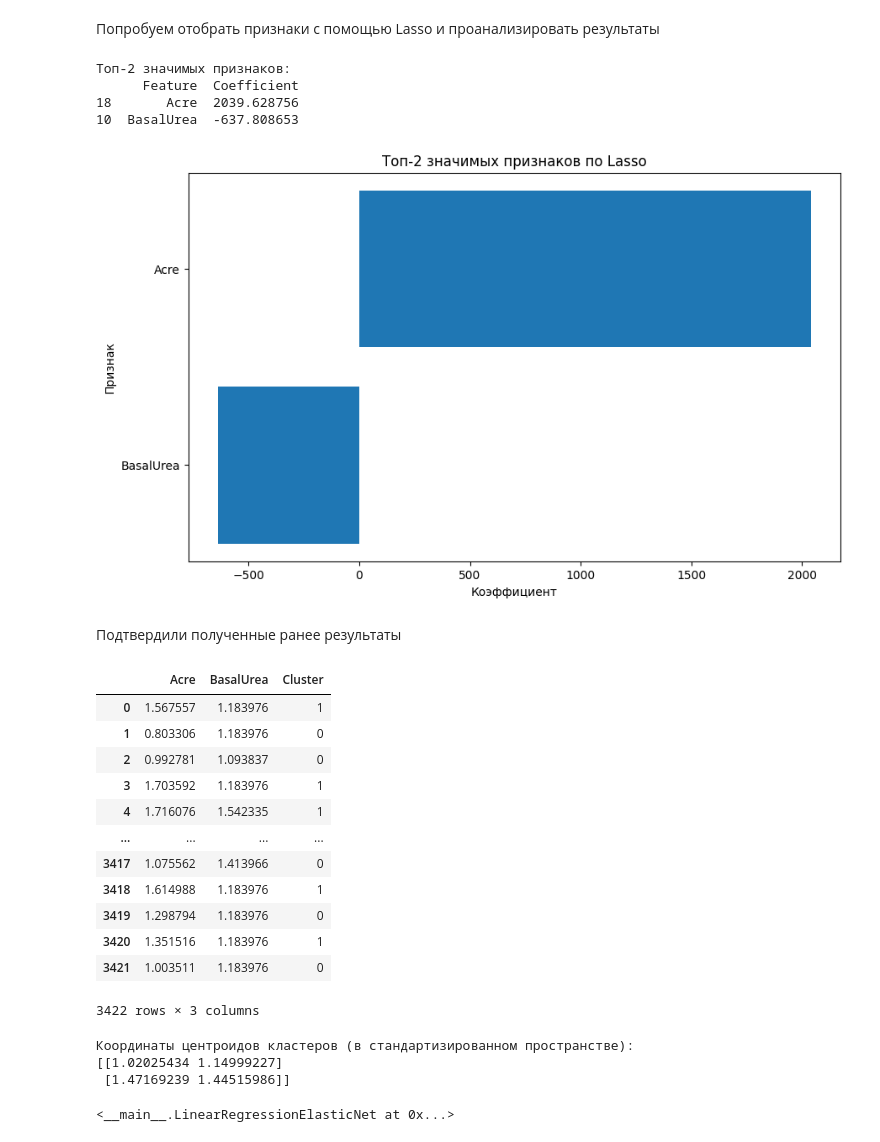
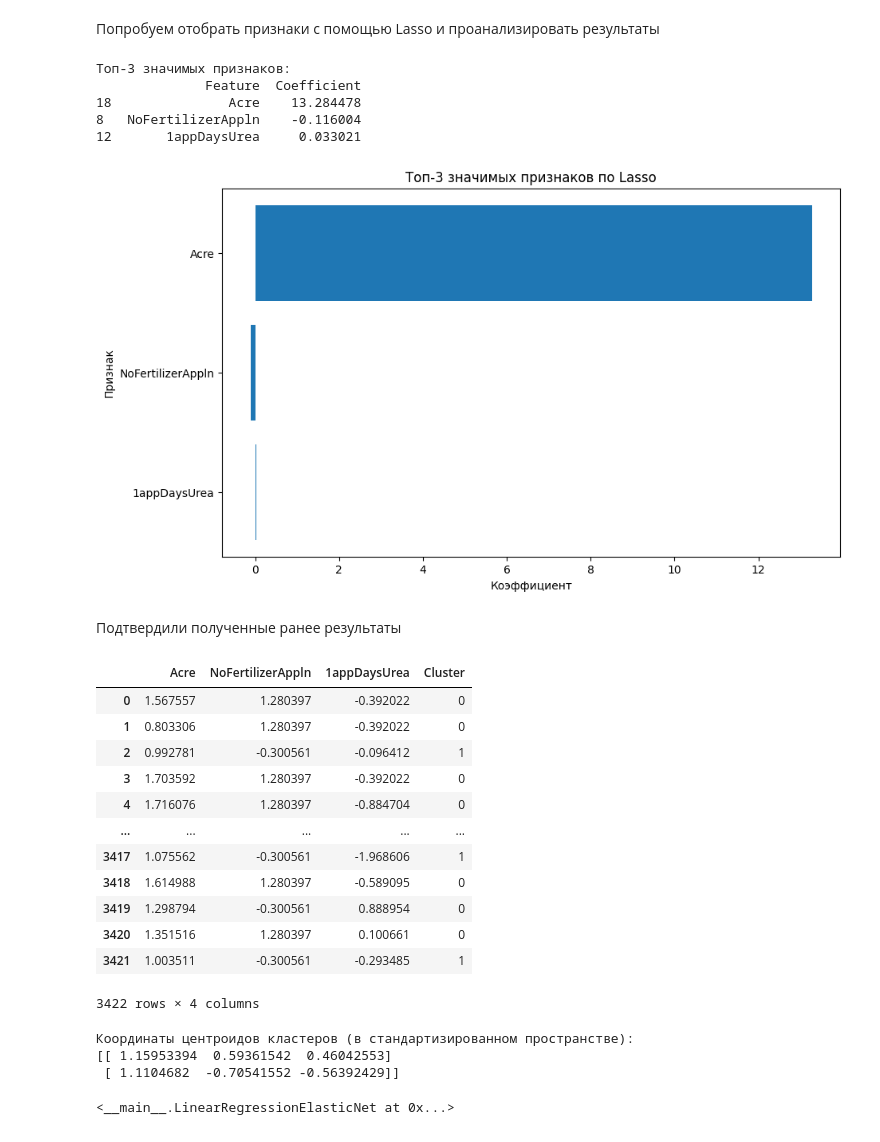
Before and after one commit to slikyumsh/MOMO, a Jupyter notebook: Lab4/lab.ipynb, the cells around one changed output. Cells and saved outputs as stored; diff of their text form; code cells hidden in the pictures.

```diff
--- a/Lab4/lab.ipynb
+++ b/Lab4/lab.ipynb
@@ -171,40 +171,41 @@ PC1: 99.80%
 # %%
 from sklearn.linear_model import Lasso
 from sklearn.preprocessing import StandardScaler
 from sklearn.model_selection import train_test_split
 
-lasso = Lasso(alpha=1.)
+lasso = Lasso(alpha=0.5)
 lasso.fit(X, y)
 
 coefficients = pd.DataFrame({
     'Feature': X.columns,
     'Coefficient': lasso.coef_
 })
 
 coefficients['AbsCoefficient'] = coefficients['Coefficient'].abs()
 significant_features = coefficients[coefficients['Coefficient'] != 0].sort_values(by='AbsCoefficient', ascending=False)
 
-top_n = 1
+top_n = 3
 top_features = significant_features.head(top_n)
 
 print(f"Топ-{top_n} значимых признаков:")
 print(top_features[['Feature', 'Coefficient']])
 
 import matplotlib.pyplot as plt
 
 plt.figure(figsize=(10, 6))
 plt.barh(top_features['Feature'], top_features['Coefficient'])
 plt.title(f"Топ-{top_n} значимых признаков по Lasso")
 plt.xlabel("Коэффициент")
 plt.ylabel("Признак")
 plt.gca().invert_yaxis()
 plt.show()
 # %% [output]
-Топ-2 значимых признаков:
-      Feature  Coefficient
-18       Acre  2039.628756
-10  BasalUrea  -637.808653
+Топ-3 значимых признаков:
+              Feature  Coefficient
+18               Acre    13.284478
+8   NoFertilizerAppln    -0.116004
+12       1appDaysUrea     0.033021
-[figure, old version]
+[figure, new version]
 # %% [markdown]
 Подтвердили полученные ранее результаты
 # %%
@@ -315,26 +316,26 @@ X_reduced_df['Cluster'] = clusters
 X_reduced = X_reduced_df
 X_reduced
 # %% [output]
-|  | Acre | BasalUrea | Cluster |
-| 0 | 1.567557 | 1.183976 | 1 |
-| 1 | 0.803306 | 1.183976 | 0 |
-| 2 | 0.992781 | 1.093837 | 0 |
-| 3 | 1.703592 | 1.183976 | 1 |
-| 4 | 1.716076 | 1.542335 | 1 |
-| ... | ... | ... | ... |
-| 3417 | 1.075562 | 1.413966 | 0 |
-| 3418 | 1.614988 | 1.183976 | 1 |
-| 3419 | 1.298794 | 1.183976 | 0 |
-| 3420 | 1.351516 | 1.183976 | 1 |
-| 3421 | 1.003511 | 1.183976 | 0 |
+|  | Acre | NoFertilizerAppln | 1appDaysUrea | Cluster |
+| 0 | 1.567557 | 1.280397 | -0.392022 | 0 |
+| 1 | 0.803306 | 1.280397 | -0.392022 | 0 |
+| 2 | 0.992781 | -0.300561 | -0.096412 | 1 |
+| 3 | 1.703592 | 1.280397 | -0.392022 | 0 |
+| 4 | 1.716076 | 1.280397 | -0.884704 | 0 |
+| ... | ... | ... | ... | ... |
+| 3417 | 1.075562 | -0.300561 | -1.968606 | 1 |
+| 3418 | 1.614988 | 1.280397 | -0.589095 | 0 |
+| 3419 | 1.298794 | -0.300561 | 0.888954 | 0 |
+| 3420 | 1.351516 | 1.280397 | 0.100661 | 0 |
+| 3421 | 1.003511 | -0.300561 | -0.293485 | 1 |
-3422 rows × 3 columns
+3422 rows × 4 columns
 # %%
 print("Координаты центроидов кластеров (в стандартизированном пространстве):")
 print(kmeans.cluster_centers_)
 # %% [output]
 Координаты центроидов кластеров (в стандартизированном пространстве):
-[[1.02025434 1.14999227]
- [1.47169239 1.44515986]]
+[[ 1.15953394  0.59361542  0.46042553]
+ [ 1.1104682  -0.70541552 -0.56392429]]
 # %%
 custom_model1 = LinearRegressionElasticNet(
     max_steps=10000,
```
Also changed, not shown: parts of 5 cells of this notebook.
